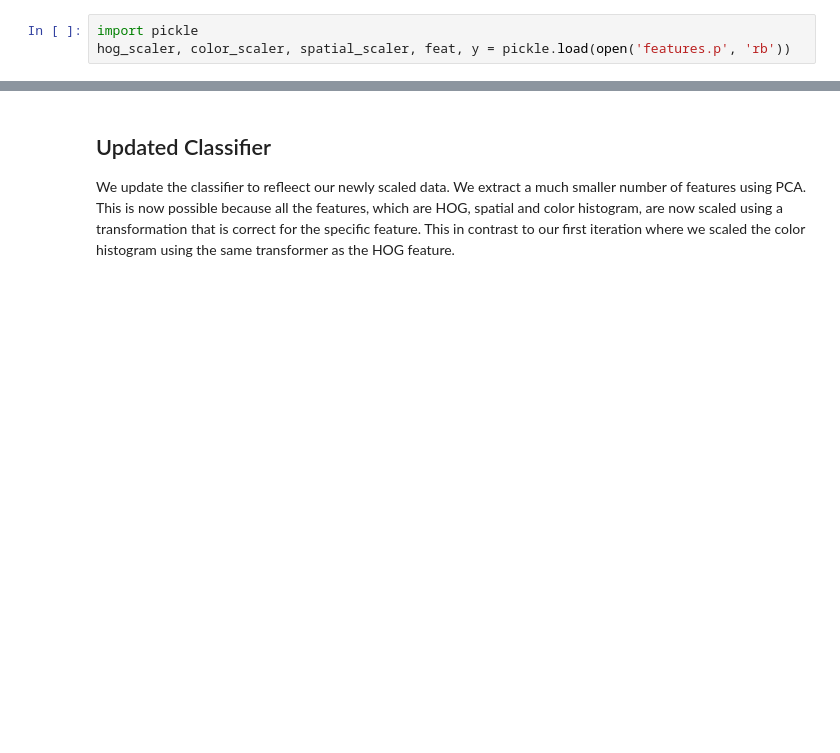
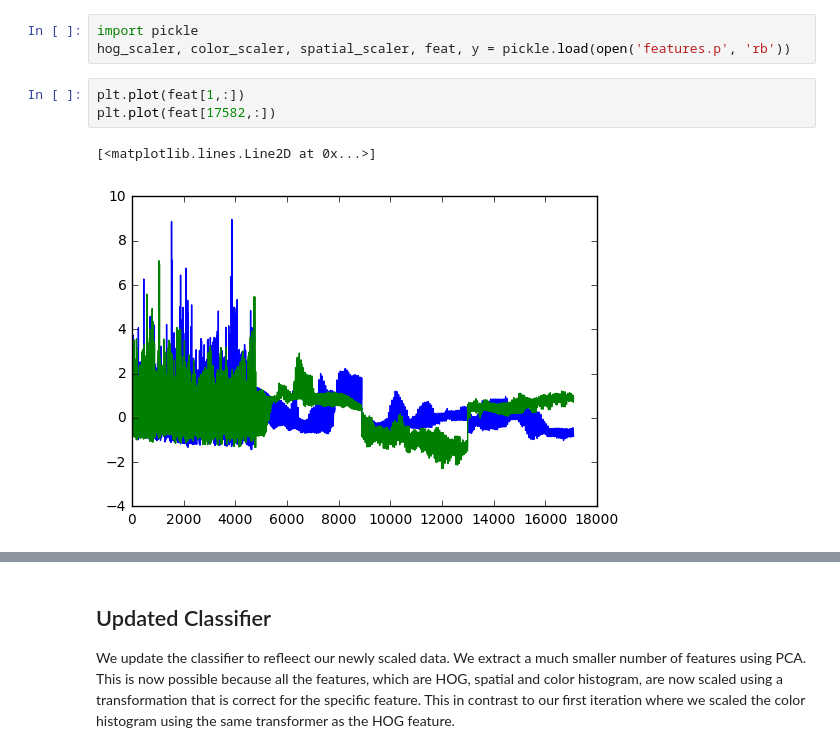
Before and after one commit to abossenbroek/CarND-Vehicle-Detection, a Jupyter notebook: Vehicle_Detection.ipynb, the cells around one changed output, grey strips where cells are left out. Cells and saved outputs as stored; diff of their text form; blank space fills up the shorter version.

```diff
--- a/Vehicle_Detection.ipynb
+++ b/Vehicle_Detection.ipynb
@@ -768,6 +729,12 @@ pickle.dump([hog_scaler, color_scaler, spatial_scaler, feat, y],  open('features
 # %%
 import pickle
 hog_scaler, color_scaler, spatial_scaler, feat, y = pickle.load(open('features.p', 'rb'))
+# %%
+plt.plot(feat[1,:])
+plt.plot(feat[17582,:])
+# %% [output]
+[<matplotlib.lines.Line2D at 0x...>]
+[figure, added]
 # %%
 # Make sure that the dimensions agree.
 print(feat.shape)
```
Also changed, not shown: parts of 10 cells of this notebook.
